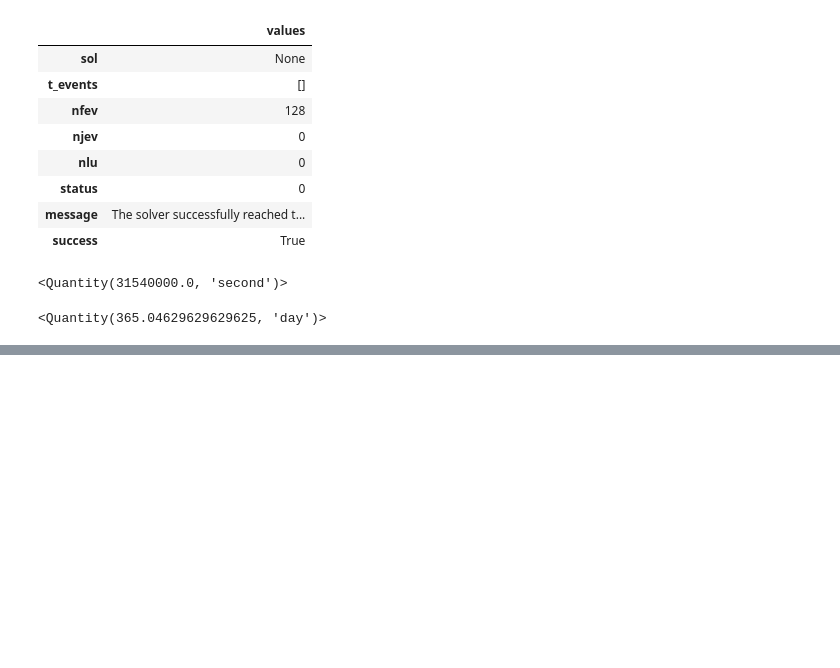
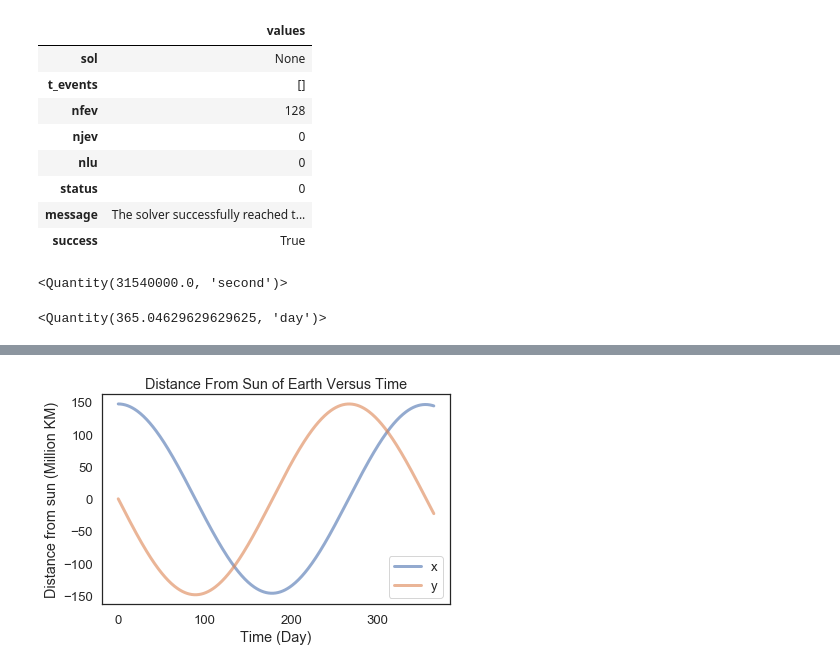
Before and after one commit to Inkering/ModSimPy, a Jupyter notebook: code/orbit_homework.ipynb, the cells around one changed output, grey strips where cells are left out. Saved outputs shown, nothing was run; the diff lists cells and outputs as text; code cells hidden in the pictures; blank space fills up the shorter version.

```diff
--- a/code/orbit_homework.ipynb
+++ b/code/orbit_homework.ipynb
@@ -193,0 +283,25 @@ plot(x, y)
+# %%
+# Before plotting, we run the simulation again with `t_eval`
+
+ts = linspace(t_0, t_final, 400)
+results, details = run_ode_solver_v2(system, slope_func, t_eval=ts)
+# %%
+# Scaling the time steps to days
+
+results.index /= 60 * 60 * 24
+# %%
+# Scaling the distance to million km
+
+x = results.x / 1e9;
+y = results.y / 1e9;
+# %%
+# And plotting
+
+plot(x, label='x')
+plot(y, label='y')
+
+decorate(title='Distance From Sun of Earth Versus Time',
+         xlabel='Time (Day)',
+         ylabel='Distance from sun (Million KM)')
+# %% [output]
+[figure, added]
```
Also changed, not shown: parts of 6 cells of this notebook.
